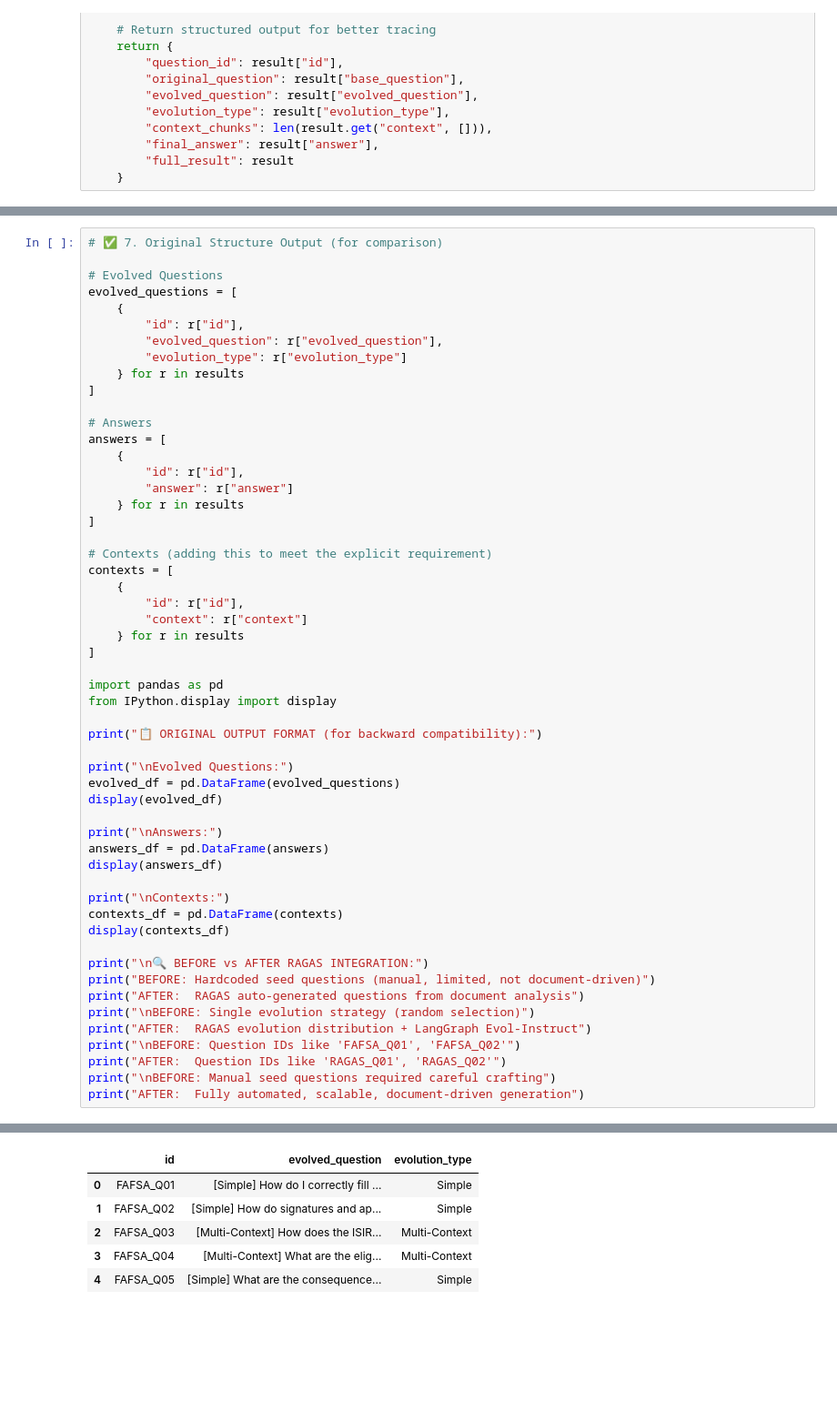
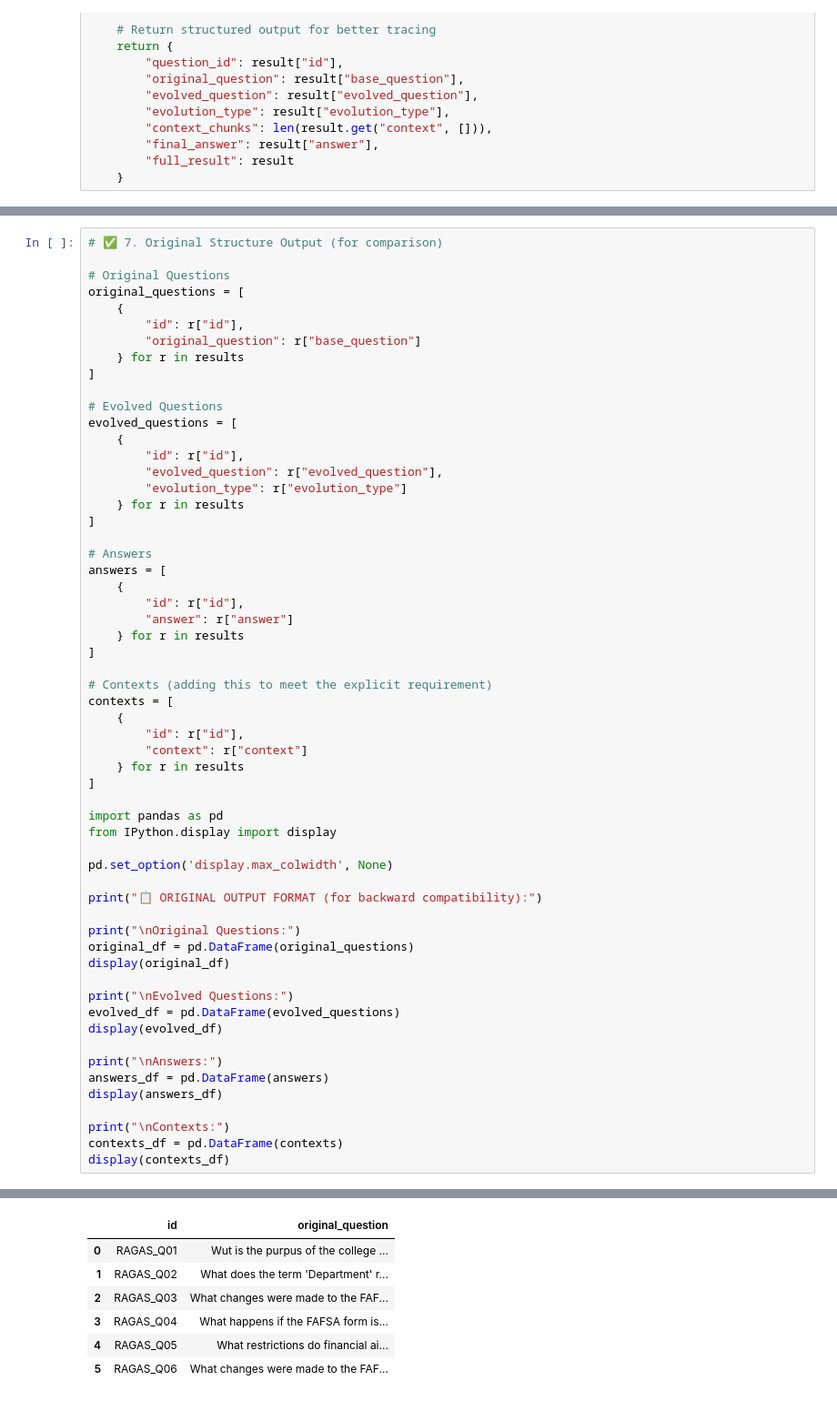
Before and after one commit to djdinnebeil/aie7_journey, a Jupyter notebook: 07_Synthetic_Data_Generation_and_LangSmith/Synthetic_Data_Generation_Advanced_Build.ipynb, the cells around one changed output, grey strips where cells are left out. Shown at 91% size. Cells and saved outputs as stored; diff of their text form; blank space fills up the shorter version.

```diff
--- a/07_Synthetic_Data_Generation_and_LangSmith/Synthetic_Data_Generation_Advanced_Build.ipynb
+++ b/07_Synthetic_Data_Generation_and_LangSmith/Synthetic_Data_Generation_Advanced_Build.ipynb
@@ -251,5 +347,13 @@ ModuleNotFoundError: No module named 'ragas.testset.evolutions'
 # %%
 # ✅ 7. Original Structure Output (for comparison)
+
+# Original Questions
+original_questions = [
+    {
+        "id": r["id"],
+        "original_question": r["base_question"]
+    } for r in results
+]
 
 # Evolved Questions
 evolved_questions = [
@@ -279,7 +383,13 @@ contexts = [
 import pandas as pd
 from IPython.display import display
 
+pd.set_option('display.max_colwidth', None)
+
 print("📋 ORIGINAL OUTPUT FORMAT (for backward compatibility):")
+
+print("\nOriginal Questions:")
+original_df = pd.DataFrame(original_questions)
+display(original_df)
 
 print("\nEvolved Questions:")
 evolved_df = pd.DataFrame(evolved_questions)
@@ -292,16 +402,6 @@ display(answers_df)
 print("\nContexts:")
 contexts_df = pd.DataFrame(contexts)
 display(contexts_df)
-
-print("\n🔍 BEFORE vs AFTER RAGAS INTEGRATION:")
-print("BEFORE: Hardcoded seed questions (manual, limited, not document-driven)")
-print("AFTER:  RAGAS auto-generated questions from document analysis")
-print("\nBEFORE: Single evolution strategy (random selection)")
-print("AFTER:  RAGAS evolution distribution + LangGraph Evol-Instruct")
-print("\nBEFORE: Question IDs like 'FAFSA_Q01', 'FAFSA_Q02'")
-print("AFTER:  Question IDs like 'RAGAS_Q01', 'RAGAS_Q02'")
-print("\nBEFORE: Manual seed questions required careful crafting")
-print("AFTER:  Fully automated, scalable, document-driven generation")
 # %% [output]
 📋 ORIGINAL OUTPUT FORMAT (for backward compatibility):
 
@@ -309,6 +409,7 @@ Evolved Questions:
-|  | id | evolved_question | evolution_type |
-| 0 | FAFSA_Q01 | [Simple] How do I correctly fill ... | Simple |
-| 1 | FAFSA_Q02 | [Simple] How do signatures and ap... | Simple |
-| 2 | FAFSA_Q03 | [Multi-Context] How does the ISIR... | Multi-Context |
-| 3 | FAFSA_Q04 | [Multi-Context] What are the elig... | Multi-Context |
-| 4 | FAFSA_Q05 | [Simple] What are the consequence... | Simple |
+|  | id | original_question |
+| 0 | RAGAS_Q01 | Wut is the purpus of the college ... |
+| 1 | RAGAS_Q02 | What does the term 'Department' r... |
+| 2 | RAGAS_Q03 | What changes were made to the FAF... |
+| 3 | RAGAS_Q04 | What happens if the FAFSA form is... |
+| 4 | RAGAS_Q05 | What restrictions do financial ai... |
+| 5 | RAGAS_Q06 | What changes were made to the FAF... |
```
Also changed, not shown: parts of 7 cells of this notebook, 1 other file.
